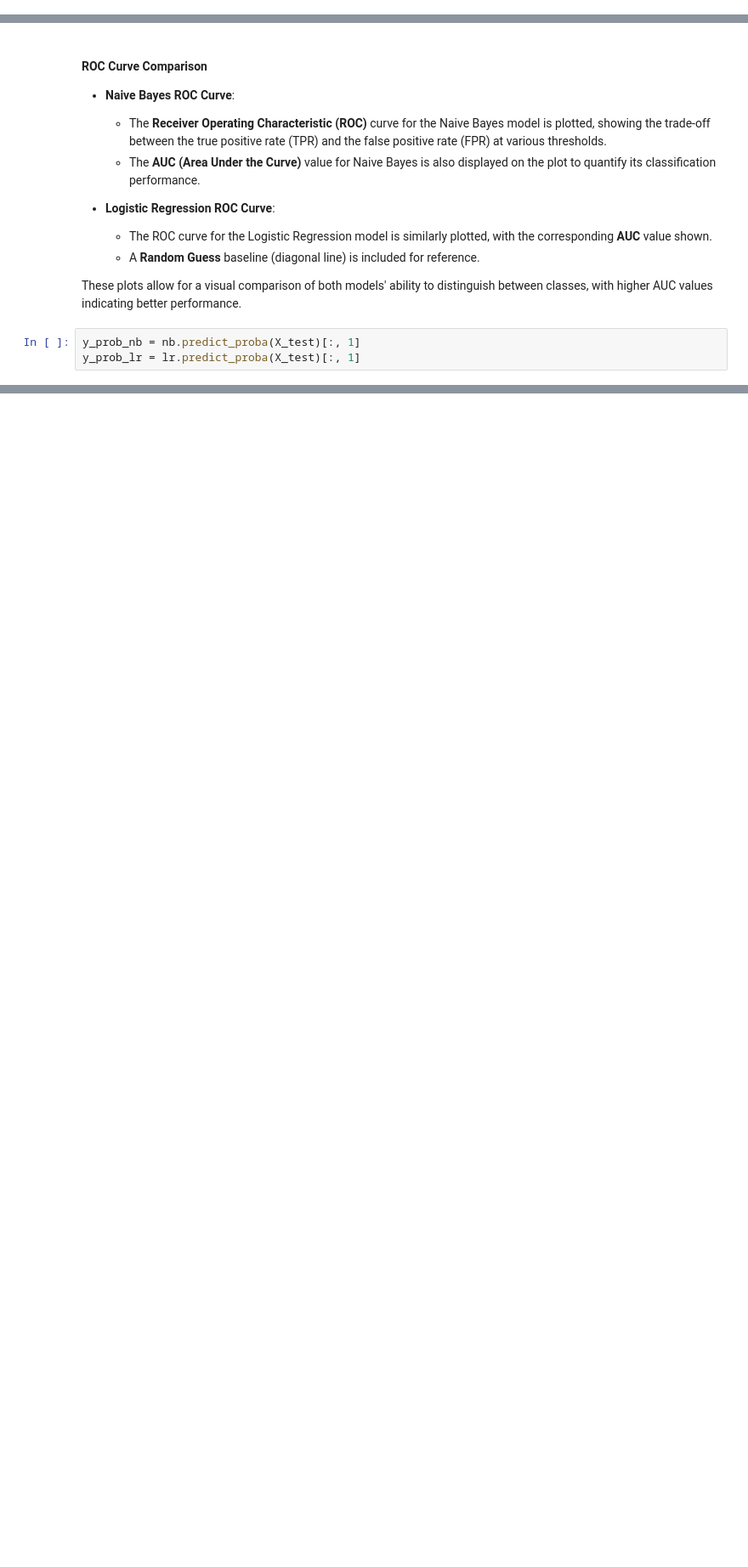
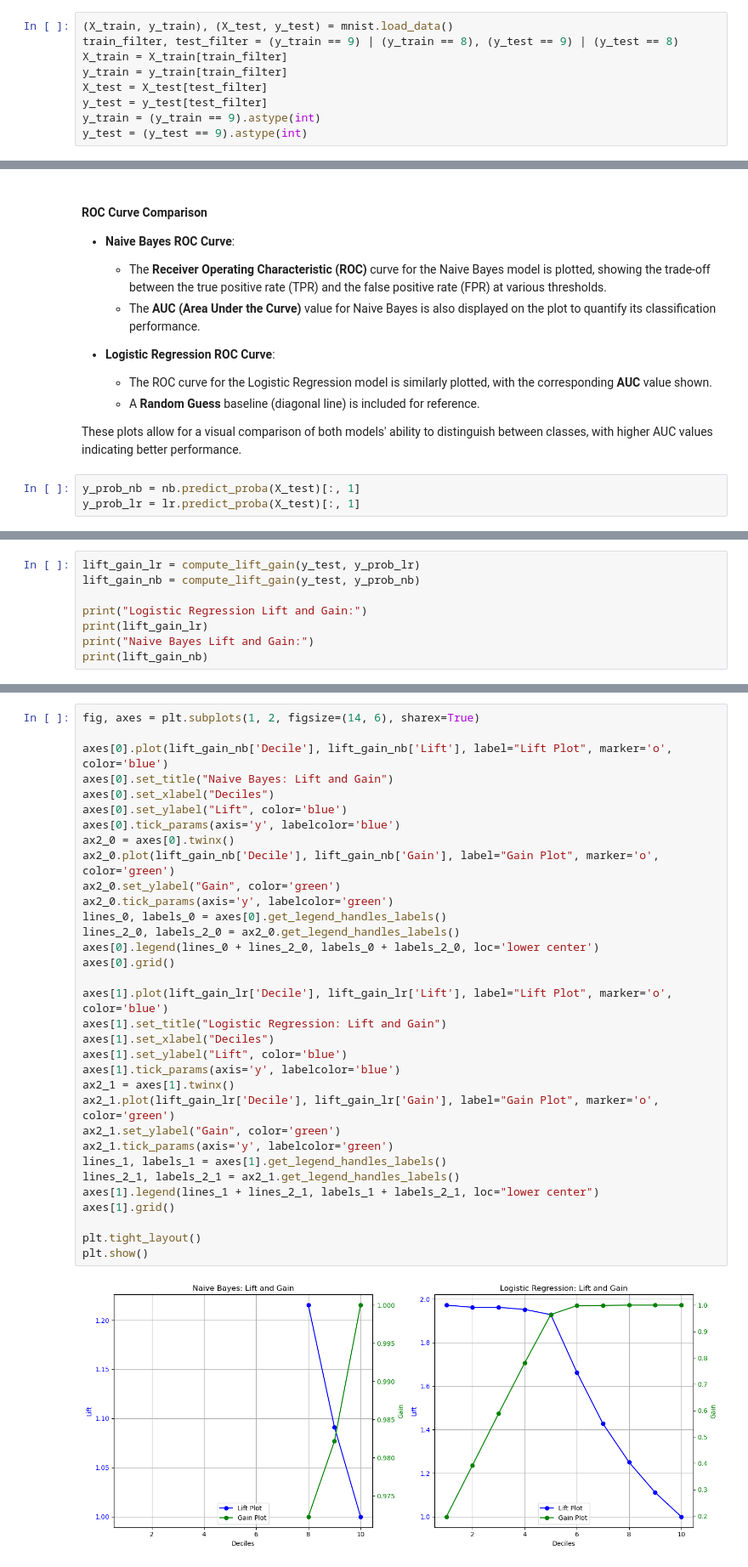
Before and after one commit to RahulChhatbar/Generative-vs-Discriminative-Models, a Jupyter notebook: src/mnist_analysis.ipynb, the cells around one changed output, grey strips where cells are left out. Shown: that part at 85% size. Cells and saved outputs as stored; diff of their text form; blank space fills up the shorter version.

Commit message:
mnist code changes

```diff
--- a/src/mnist_analysis.ipynb
+++ b/src/mnist_analysis.ipynb
@@ -28,3 +28,12 @@ import numpy as np
+# %%
+(X_train, y_train), (X_test, y_test) = mnist.load_data()
+train_filter, test_filter = (y_train == 9) | (y_train == 8), (y_test == 9) | (y_test == 8)
+X_train = X_train[train_filter]
+y_train = y_train[train_filter]
+X_test = X_test[test_filter]
+y_test = y_test[test_filter]
+y_train = (y_train == 9).astype(int)
+y_test = (y_test == 9).astype(int)
 # %%
 X_train = X_train.reshape(X_train.shape[0], -1).astype('float32') / 255.0
 X_test = X_test.reshape(X_test.shape[0], -1).astype('float32') / 255.0
@@ -200,0 +207,8 @@ In this case, Logistic Regression clearly outperformed Naive Bayes on the MNIST
+# %%
+lift_gain_lr = compute_lift_gain(y_test, y_prob_lr)
+lift_gain_nb = compute_lift_gain(y_test, y_prob_nb)
+
+print("Logistic Regression Lift and Gain:")
+print(lift_gain_lr)
+print("Naive Bayes Lift and Gain:")
+print(lift_gain_nb)
@@ -200,0 +233,35 @@ In this case, Logistic Regression clearly outperformed Naive Bayes on the MNIST
+# %%
+fig, axes = plt.subplots(1, 2, figsize=(14, 6), sharex=True)
+
+axes[0].plot(lift_gain_nb['Decile'], lift_gain_nb['Lift'], label="Lift Plot", marker='o', color='blue')
+axes[0].set_title("Naive Bayes: Lift and Gain")
+axes[0].set_xlabel("Deciles")
+axes[0].set_ylabel("Lift", color='blue')
+axes[0].tick_params(axis='y', labelcolor='blue')
+ax2_0 = axes[0].twinx()
+ax2_0.plot(lift_gain_nb['Decile'], lift_gain_nb['Gain'], label="Gain Plot", marker='o', color='green')
+ax2_0.set_ylabel("Gain", color='green')
+ax2_0.tick_params(axis='y', labelcolor='green')
+lines_0, labels_0 = axes[0].get_legend_handles_labels()
+lines_2_0, labels_2_0 = ax2_0.get_legend_handles_labels()
+axes[0].legend(lines_0 + lines_2_0, labels_0 + labels_2_0, loc='lower center')
+axes[0].grid()
+
+axes[1].plot(lift_gain_lr['Decile'], lift_gain_lr['Lift'], label="Lift Plot", marker='o', color='blue')
+axes[1].set_title("Logistic Regression: Lift and Gain")
+axes[1].set_xlabel("Deciles")
+axes[1].set_ylabel("Lift", color='blue')
+axes[1].tick_params(axis='y', labelcolor='blue')
+ax2_1 = axes[1].twinx()
+ax2_1.plot(lift_gain_lr['Decile'], lift_gain_lr['Gain'], label="Gain Plot", marker='o', color='green')
+ax2_1.set_ylabel("Gain", color='green')
+ax2_1.tick_params(axis='y', labelcolor='green')
+lines_1, labels_1 = axes[1].get_legend_handles_labels()
+lines_2_1, labels_2_1 = ax2_1.get_legend_handles_labels()
+axes[1].legend(lines_1 + lines_2_1, labels_1 + labels_2_1, loc="lower center")
+axes[1].grid()
+
+plt.tight_layout()
+plt.show()
+# %% [output]
+[figure, added]
```
Also changed, not shown: parts of 12 cells of this notebook, 1 other file.
